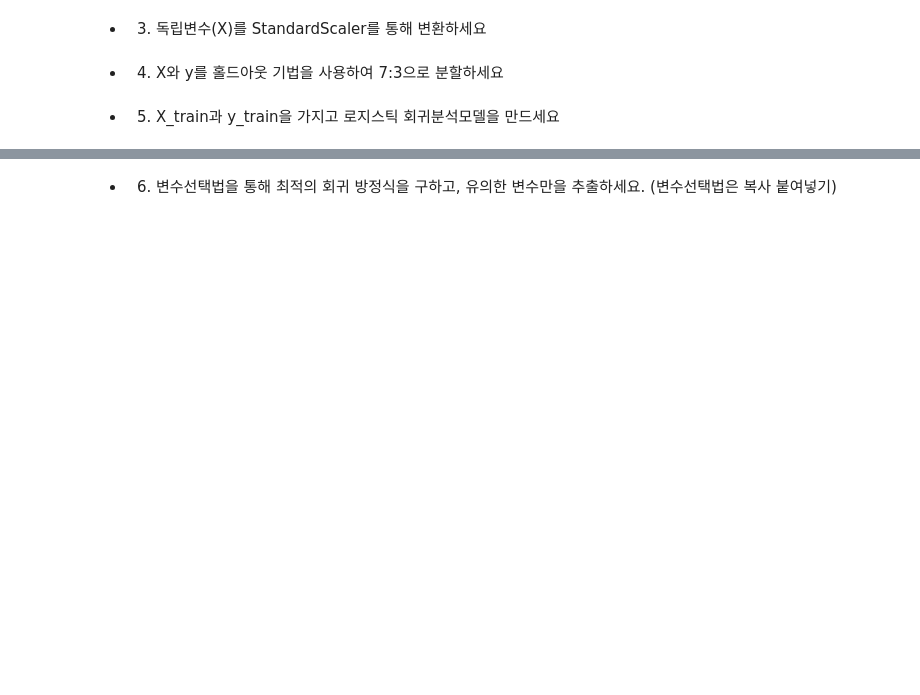
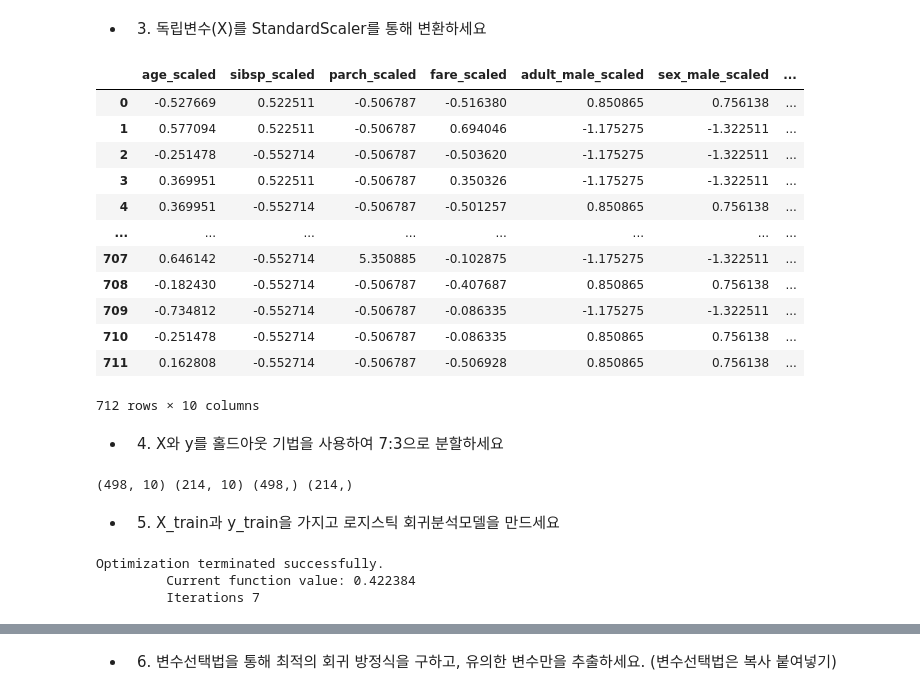
Before and after one commit to blackbutterfly0852/ADP_PRACTICE, a Jupyter notebook: 221026_로지스틱회귀분석.ipynb, the cells around one changed output, grey strips where cells are left out. Saved outputs shown, nothing was run; the diff lists cells and outputs as text; code cells hidden in the pictures; blank space fills up the shorter version.

```diff
--- a/221026_로지스틱회귀분석.ipynb
+++ b/221026_로지스틱회귀분석.ipynb
@@ -76,6 +87,42 @@ get_dummies(data, prefix=None, prefix_sep='_', dummy_na: 'bool' = False, columns
 # %% [markdown]
 - 3) 독립변수(X)를 StandardScaler를 통해 변환하세요
+# %%
+# 스케일링 - 표준화(Standardzation) : 각 컬럼을 평균 0, 분산 1인 정규분포로 변환
+from sklearn.preprocessing import StandardScaler
+scaler = StandardScaler()
+scaler.fit(X)
+X = pd.DataFrame(scaler.transform(X), columns = X.columns + "_scaled")
+X
+# %% [output]
+|  | age_scaled | sibsp_scaled | parch_scaled | fare_scaled | adult_male_scaled | sex_male_scaled | ... |
+| 0 | -0.527669 | 0.522511 | -0.506787 | -0.516380 | 0.850865 | 0.756138 | ... |
+| 1 | 0.577094 | 0.522511 | -0.506787 | 0.694046 | -1.175275 | -1.322511 | ... |
+| 2 | -0.251478 | -0.552714 | -0.506787 | -0.503620 | -1.175275 | -1.322511 | ... |
+| 3 | 0.369951 | 0.522511 | -0.506787 | 0.350326 | -1.175275 | -1.322511 | ... |
+| 4 | 0.369951 | -0.552714 | -0.506787 | -0.501257 | 0.850865 | 0.756138 | ... |
+| ... | ... | ... | ... | ... | ... | ... | ... |
+| 707 | 0.646142 | -0.552714 | 5.350885 | -0.102875 | -1.175275 | -1.322511 | ... |
+| 708 | -0.182430 | -0.552714 | -0.506787 | -0.407687 | 0.850865 | 0.756138 | ... |
+| 709 | -0.734812 | -0.552714 | -0.506787 | -0.086335 | -1.175275 | -1.322511 | ... |
+| 710 | -0.251478 | -0.552714 | -0.506787 | -0.086335 | 0.850865 | 0.756138 | ... |
+| 711 | 0.162808 | -0.552714 | -0.506787 | -0.506928 | 0.850865 | 0.756138 | ... |
+712 rows × 10 columns
 # %% [markdown]
 - 4) X와 y를 홀드아웃 기법을 사용하여 7:3으로 분할하세요
+# %%
+from sklearn.model_selection import train_test_split
+X_train, X_test, y_train, y_test = train_test_split(X, y, stratify = y, test_size = 0.3, random_state = 1000)
+print(X_train.shape, X_test.shape, y_train.shape, y_test.shape)
+# %% [output]
+(498, 10) (214, 10) (498,) (214,)
 # %% [markdown]
 - 5) X_train과 y_train을 가지고 로지스틱 회귀분석모델을 만드세요
+# %%
+# 로지스틱회귀모형 모델링
+import statsmodels.api as sm
+model = sm.Logit(y_train, X_train) # 순서주의
+result = model.fit()
+# %% [output]
+Optimization terminated successfully.
+         Current function value: 0.422384
+         Iterations 7
```
Also changed, not shown: parts of 20 cells of this notebook.
